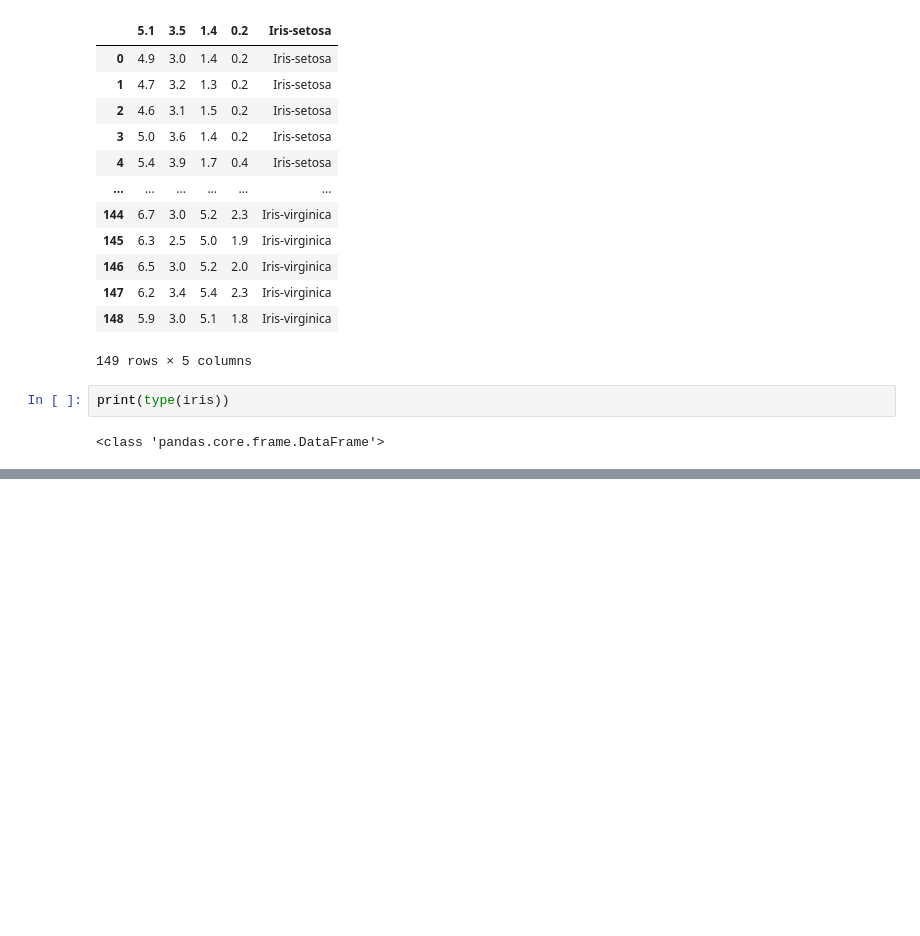
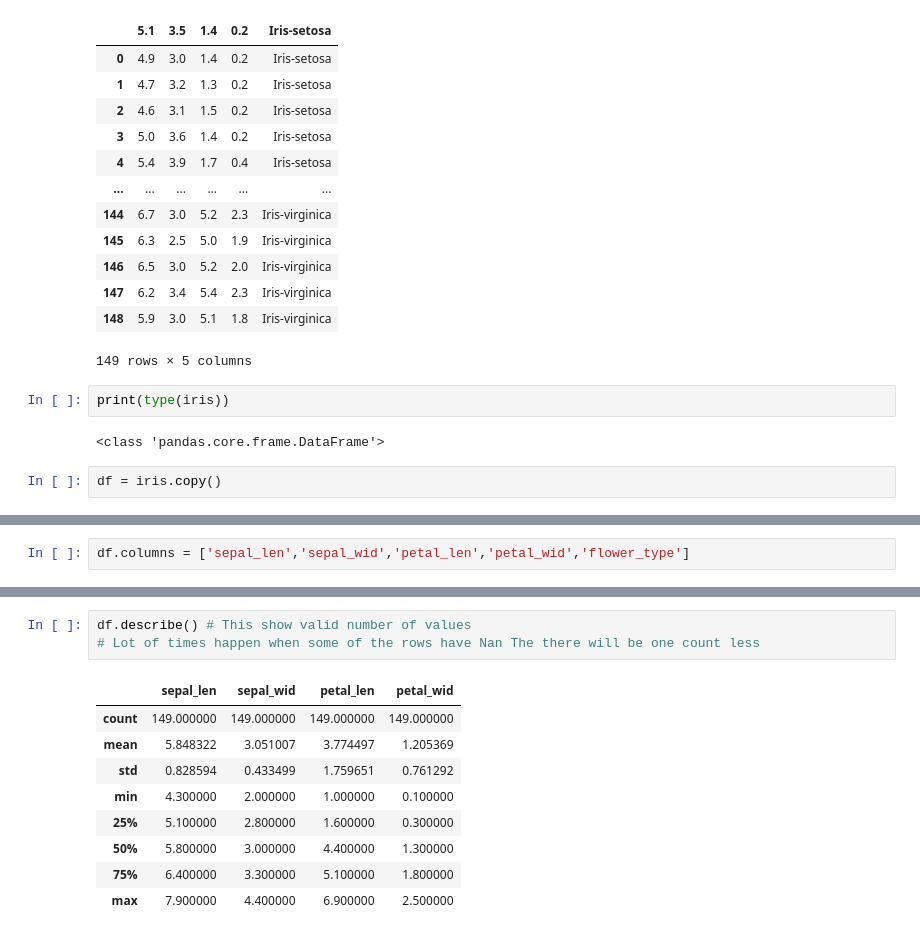
Before and after one commit to nipungera47/Machine_Learning, a Jupyter notebook: Panda/Pandas.ipynb, the cells around one changed output, grey strips where cells are left out. Saved outputs shown, nothing was run; the diff lists cells and outputs as text; blank space fills up the shorter version.

```diff
--- a/Panda/Pandas.ipynb
+++ b/Panda/Pandas.ipynb
@@ -24,3 +25,5 @@ iris
 print(type(iris))
 # %% [output]
 <class 'pandas.core.frame.DataFrame'>
+# %%
+df = iris.copy()
@@ -26,0 +55,2 @@ print(type(iris))
+# %%
+df.columns = ['sepal_len','sepal_wid','petal_len','petal_wid','flower_type']
@@ -26,0 +79,13 @@ print(type(iris))
+# %%
+df.describe() # This show valid number of values
+# Lot of times happen when some of the rows have Nan The there will be one count less
+# %% [output]
+|  | sepal_len | sepal_wid | petal_len | petal_wid |
+| count | 149.000000 | 149.000000 | 149.000000 | 149.000000 |
+| mean | 5.848322 | 3.051007 | 3.774497 | 1.205369 |
+| std | 0.828594 | 0.433499 | 1.759651 | 0.761292 |
+| min | 4.300000 | 2.000000 | 1.000000 | 0.100000 |
+| 25% | 5.100000 | 2.800000 | 1.600000 | 0.300000 |
+| 50% | 5.800000 | 3.000000 | 4.400000 | 1.300000 |
+| 75% | 6.400000 | 3.300000 | 5.100000 | 1.800000 |
+| max | 7.900000 | 4.400000 | 6.900000 | 2.500000 |
```
Also changed, not shown: parts of 40 cells of this notebook.
